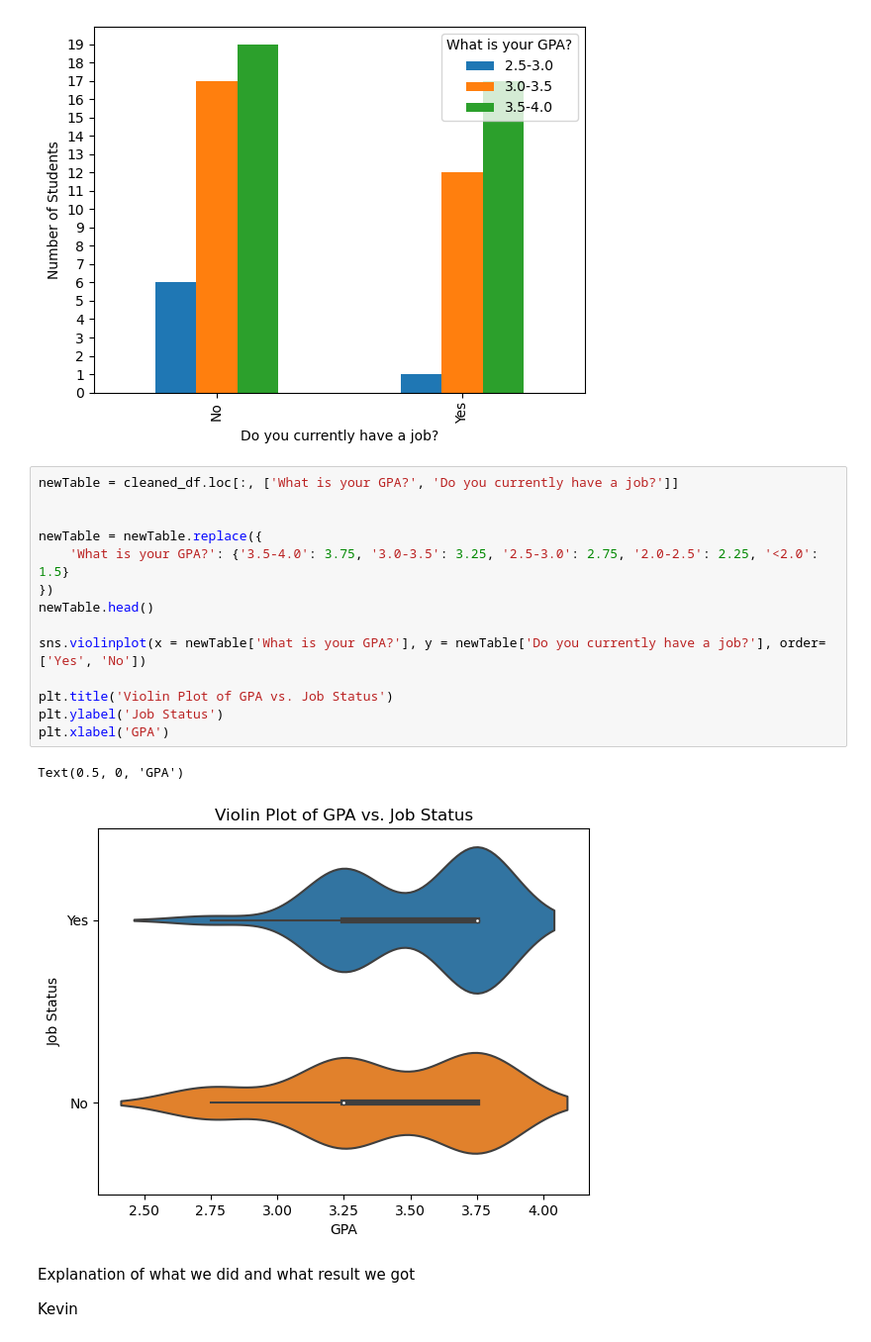
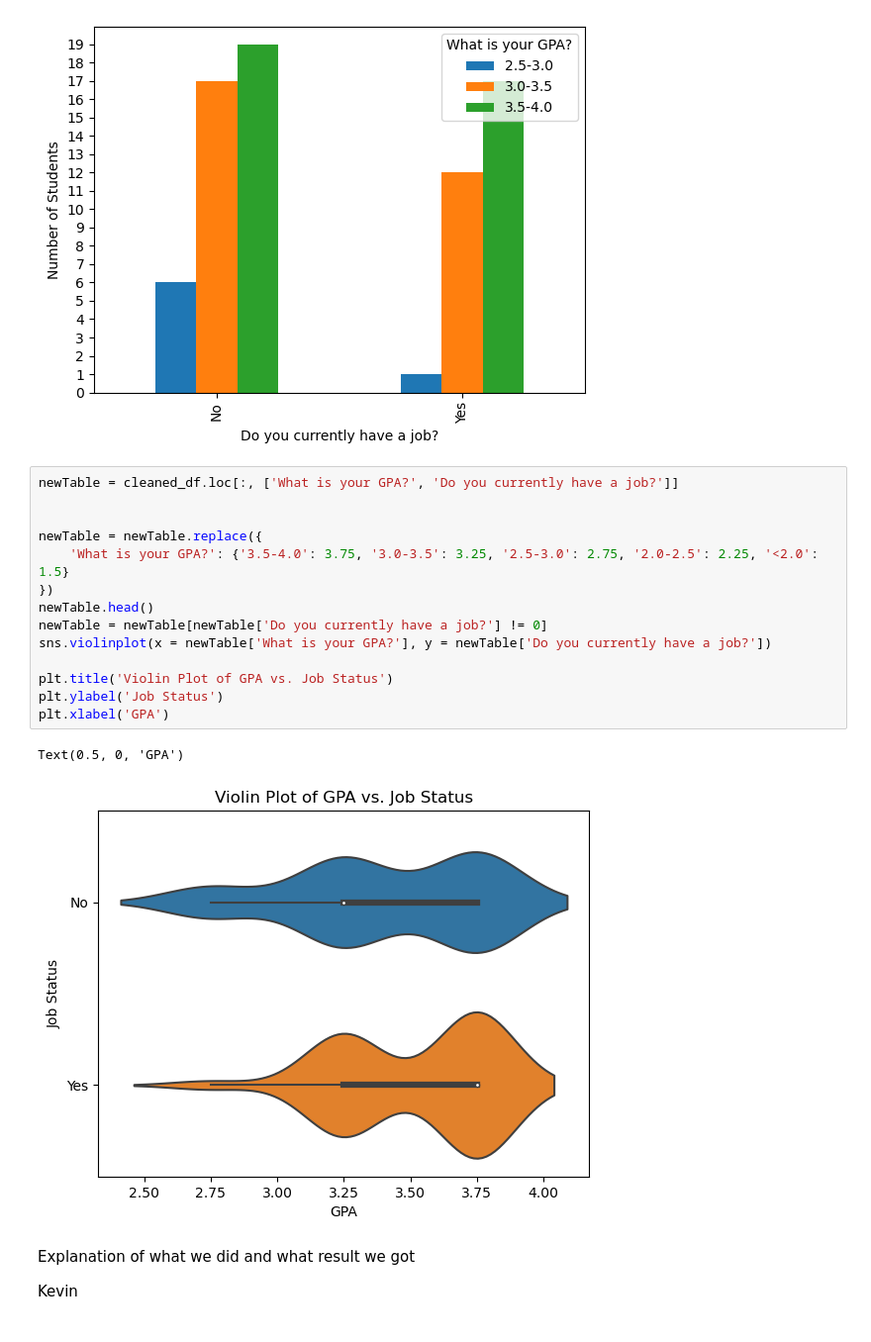
Before and after one commit to Nihal-m24/CS-105-Mini-Project, a Jupyter notebook: Mini Project.ipynb, the cells around one changed output. Shown at 99% size. Cells and saved outputs as stored; diff of their text form.

```diff
--- a/Mini Project.ipynb
+++ b/Mini Project.ipynb
@@ -66,20 +66,20 @@ Text(0, 0.5, 'Number of Students')
 # %%
 newTable = cleaned_df.loc[:, ['What is your GPA?', 'Do you currently have a job?']]
 
 
 newTable = newTable.replace({
     'What is your GPA?': {'3.5-4.0': 3.75, '3.0-3.5': 3.25, '2.5-3.0': 2.75, '2.0-2.5': 2.25, '<2.0': 1.5}
 })
 newTable.head()
-
-sns.violinplot(x = newTable['What is your GPA?'], y = newTable['Do you currently have a job?'], order=['Yes', 'No'])
+newTable = newTable[newTable['Do you currently have a job?'] != 0]
+sns.violinplot(x = newTable['What is your GPA?'], y = newTable['Do you currently have a job?'])
 
 plt.title('Violin Plot of GPA vs. Job Status')
 plt.ylabel('Job Status')
 plt.xlabel('GPA')
 # %% [output]
 Text(0.5, 0, 'GPA')
-[figure, old version]
+[figure, new version]
 # %% [markdown]
 Explanation of what we did and what result we got
 
```
